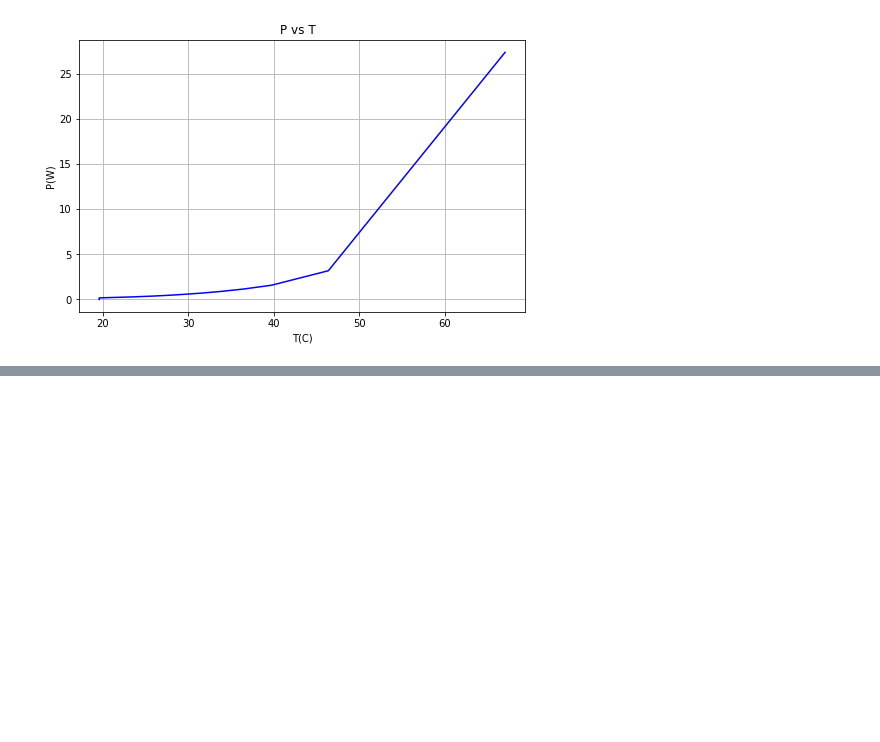
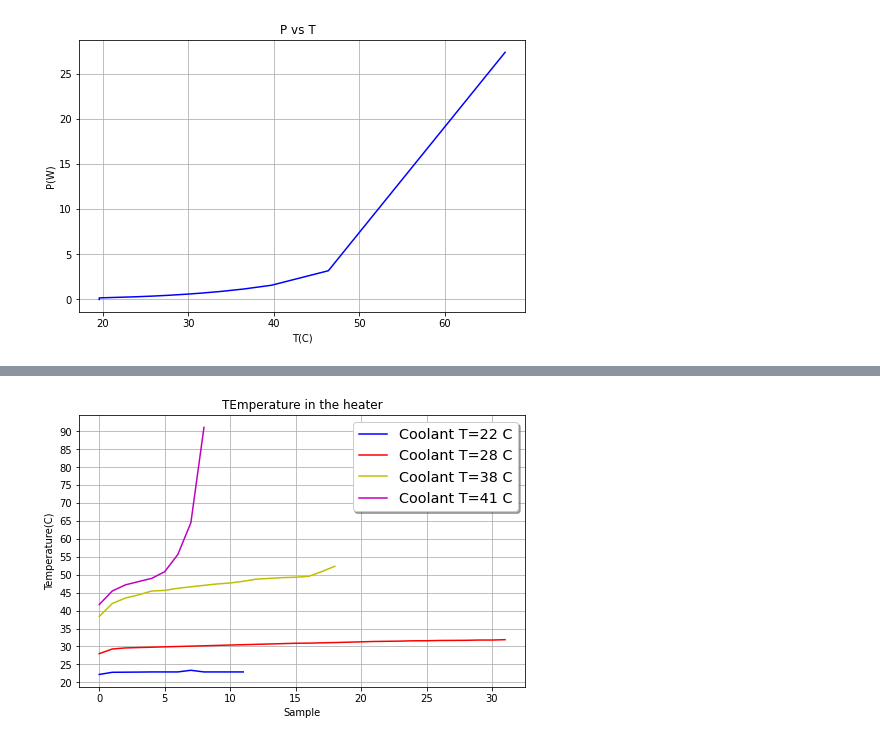
Before and after one commit to jmonroym/Thermal_runaway, a Jupyter notebook: Thermal_runaway_calc.ipynb, the cells around one changed output, grey strips where cells are left out. Drawn from its saved outputs; the diff is of its cells as text; code cells hidden in the pictures; blank space fills up the shorter version.

```diff
--- a/Thermal_runaway_calc.ipynb
+++ b/Thermal_runaway_calc.ipynb
@@ -661,0 +720,24 @@ plt.show()
+# %%
+fig13 = plt.figure(figsize=(8,5))
+ax13 = fig13.gca()
+ax13.set_xticks(np.arange(0, 40, 5 ))
+ax13.set_yticks(np.arange(0,120, 5))
+ax13.set_ylabel('Temperature(C)')
+ax13.set_xlabel('Sample')
+ax13.set_title('TEmperature in the heater')
+
+plt.plot(S22,T22,'b',label='Coolant T=22 C')
+plt.plot(S28,T28,'r',label='Coolant T=28 C')
+plt.plot(S38,T38,'y',label='Coolant T=38 C')
+plt.plot(S41,T41,'m',label='Coolant T=41 C')
+
+legend = ax13.legend(loc='upper right', shadow=True, fontsize='x-large')
+
+# Put a nicer background color on the legend.
+#legend.get_frame().set_facecolor('C0')
+
+
+plt.grid()
+plt.show()
+# %% [output]
+[figure, added]
```
Also changed, not shown: parts of 3 cells of this notebook, 14 other files.
